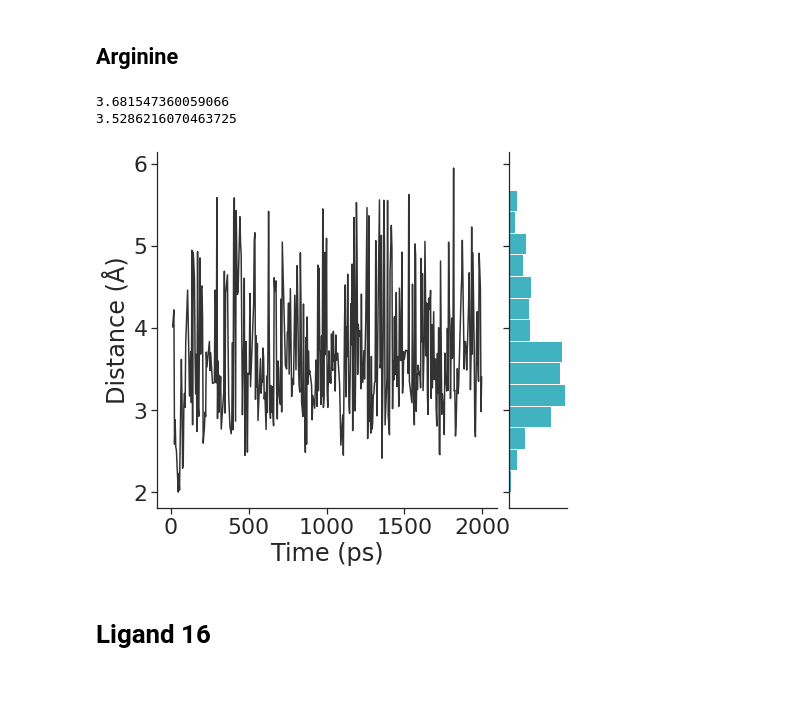
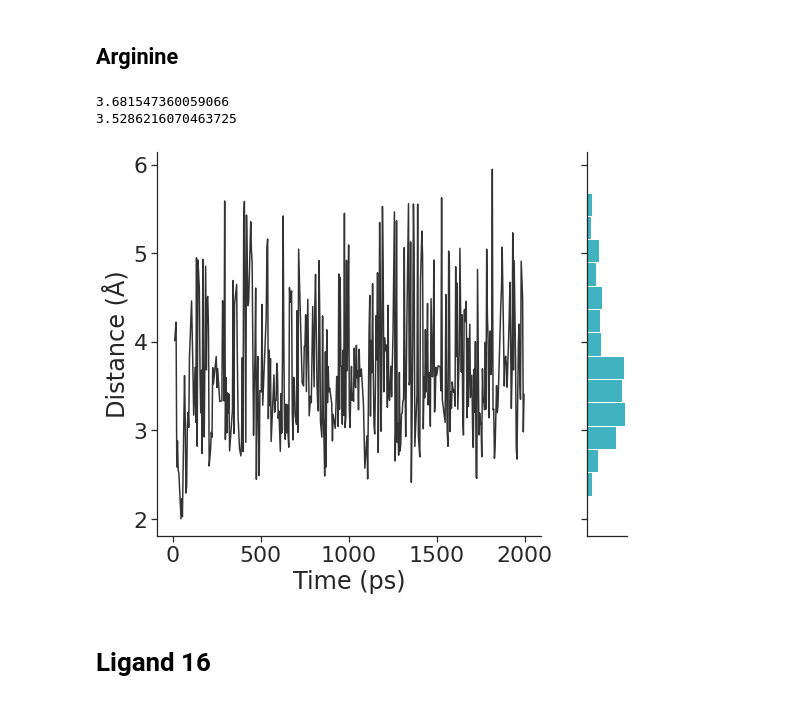
Before and after one commit to jasmin-guven/first_year_project, a Jupyter notebook: execution_model/scripts/plot_water_hbonds.ipynb, the cells around one changed output. Saved outputs shown, nothing was run; the diff lists cells and outputs as text; code cells hidden in the pictures.

```diff
--- a/execution_model/scripts/plot_water_hbonds.ipynb
+++ b/execution_model/scripts/plot_water_hbonds.ipynb
@@ -235,34 +244,36 @@ plt.savefig("../../plots/water_mediated_hydrogen_bonds/lig15_his1.pdf")
 # %%
 data = np.array([raw_data[0], raw_data[4]])
 data_transpose = np.transpose(data)
 
 dataframe = pd.DataFrame(data_transpose, columns=["time", "arg1"])
 avg = np.mean(dataframe["arg1"])
 print(avg)
 med = np.median(dataframe["arg1"])
 print(med)
 sns.set(context="notebook", palette="colorblind", style="ticks", font_scale=2)
 
 plot = sns.jointplot(data=dataframe, x="time", y="arg1", kind="scatter", color="#0099AB")
 plot.ax_joint.cla()
 plt.sca(plot.ax_joint)
 plt.scatter(dataframe["time"], dataframe["arg1"], c="white")
 plot.ax_joint.plot(dataframe["time"], dataframe["arg1"], color="black", alpha=0.8)
 # plot.ax_joint.hlines(avg, 0, 2000, lw=2, color="#D0006F")
 # plot.ax_joint.hlines(med, 0, 2000, lw=2, color="#68246D")
 
 plt.gcf().set_size_inches(8, 8)
 plot.set_axis_labels("Time (ps)", "Distance (Å)")
 plt.setp(plot.ax_marg_x.patches, color="w")
 # plt.setp(plot.ax_marg_x.spines, color="w")
 plot.ax_marg_x.remove()
 plot.ax_joint.spines["top"].set_visible(True)
 sns.despine()
+plt.tight_layout()
+
 plt.savefig("../../plots/water_mediated_hydrogen_bonds/lig15_arg1.pdf")
 # %% [output]
 3.681547360059066
 3.5286216070463725
-[figure, old version]
+[figure, new version]
 # %% [markdown]
 # Ligand 16
 # %% [markdown]
```
Also changed, not shown: parts of 8 cells of this notebook, 9 other files.
